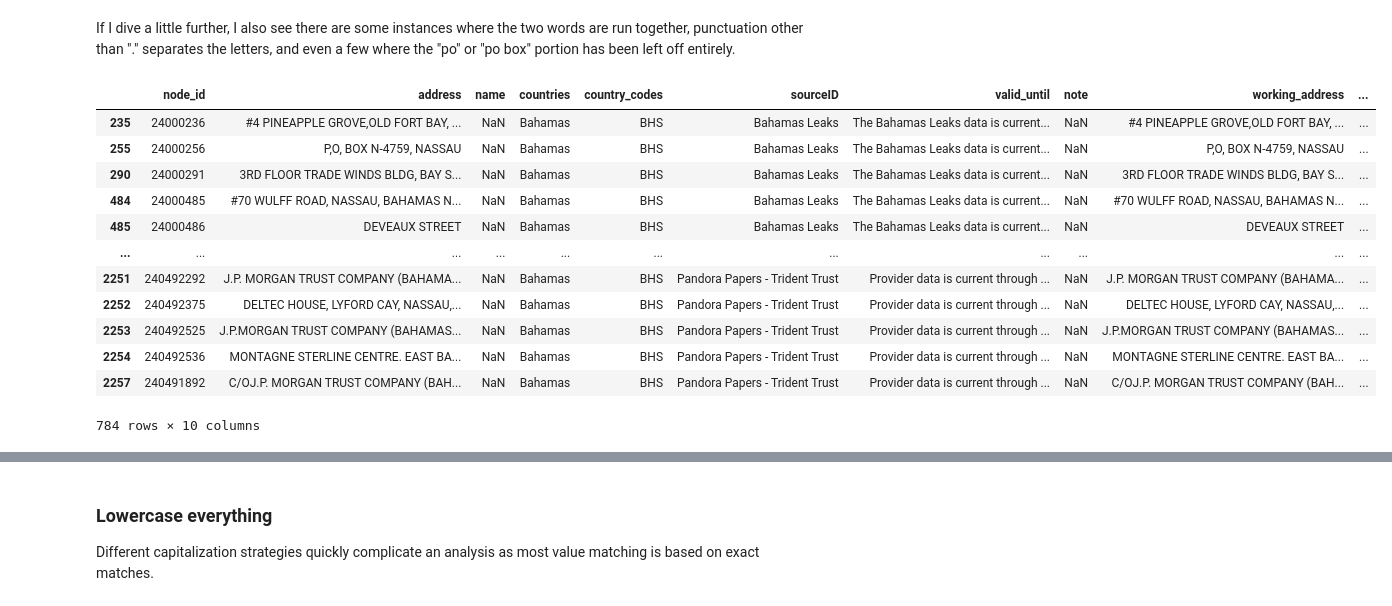
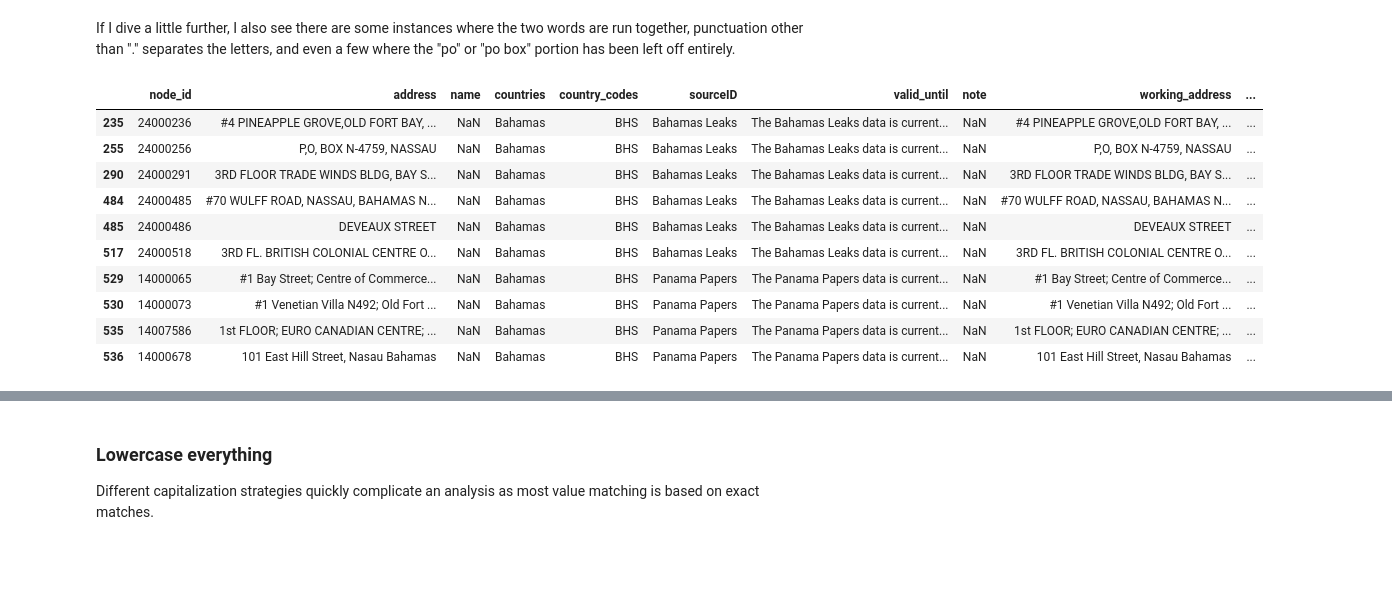
Before and after one commit to julielinx/icij_investigation, a Jupyter notebook: address_parsing/02_icijAddress_frequencies.ipynb, the cells around one changed output, grey strips where cells are left out. Cells and saved outputs as stored; diff of their text form; code cells hidden in the pictures; blank space fills up the shorter version.

```diff
--- a/address_parsing/02_icijAddress_frequencies.ipynb
+++ b/address_parsing/02_icijAddress_frequencies.ipynb
@@ -162,18 +150,16 @@ df[df['working_address'].str.lower().str.contains('p\.?o\.?b', regex=True)].tail
 # %% [markdown]
 If I dive a little further, I also see there are some instances where the two words are run together, punctuation other than "." separates the letters, and even a few where the "po" or "po box" portion has been left off entirely.
 # %%
-df[~df['working_address'].str.lower().str.contains('p\.?o\.?', regex=True)]
+df[~df['working_address'].str.lower().str.contains('p\.?o\.?', regex=True)].head(10)
 # %% [output]
 |  | node_id | address | name | countries | country_codes | sourceID | valid_until | note | working_address | ... |
 | 235 | 24000236 | #4 PINEAPPLE GROVE,OLD FORT BAY, ... | NaN | Bahamas | BHS | Bahamas Leaks | The Bahamas Leaks data is current... | NaN | #4 PINEAPPLE GROVE,OLD FORT BAY, ... | ... |
 | 255 | 24000256 | P,O, BOX N-4759, NASSAU | NaN | Bahamas | BHS | Bahamas Leaks | The Bahamas Leaks data is current... | NaN | P,O, BOX N-4759, NASSAU | ... |
 | 290 | 24000291 | 3RD FLOOR TRADE WINDS BLDG, BAY S... | NaN | Bahamas | BHS | Bahamas Leaks | The Bahamas Leaks data is current... | NaN | 3RD FLOOR TRADE WINDS BLDG, BAY S... | ... |
 | 484 | 24000485 | #70 WULFF ROAD, NASSAU, BAHAMAS N... | NaN | Bahamas | BHS | Bahamas Leaks | The Bahamas Leaks data is current... | NaN | #70 WULFF ROAD, NASSAU, BAHAMAS N... | ... |
 | 485 | 24000486 | DEVEAUX STREET | NaN | Bahamas | BHS | Bahamas Leaks | The Bahamas Leaks data is current... | NaN | DEVEAUX STREET | ... |
-| ... | ... | ... | ... | ... | ... | ... | ... | ... | ... | ... |
-| 2251 | 240492292 | J.P. MORGAN TRUST COMPANY (BAHAMA... | NaN | Bahamas | BHS | Pandora Papers - Trident Trust | Provider data is current through ... | NaN | J.P. MORGAN TRUST COMPANY (BAHAMA... | ... |
-| 2252 | 240492375 | DELTEC HOUSE, LYFORD CAY, NASSAU,... | NaN | Bahamas | BHS | Pandora Papers - Trident Trust | Provider data is current through ... | NaN | DELTEC HOUSE, LYFORD CAY, NASSAU,... | ... |
-| 2253 | 240492525 | J.P.MORGAN TRUST COMPANY (BAHAMAS... | NaN | Bahamas | BHS | Pandora Papers - Trident Trust | Provider data is current through ... | NaN | J.P.MORGAN TRUST COMPANY (BAHAMAS... | ... |
-| 2254 | 240492536 | MONTAGNE STERLINE CENTRE. EAST BA... | NaN | Bahamas | BHS | Pandora Papers - Trident Trust | Provider data is current through ... | NaN | MONTAGNE STERLINE CENTRE. EAST BA... | ... |
-| 2257 | 240491892 | C/OJ.P. MORGAN TRUST COMPANY (BAH... | NaN | Bahamas | BHS | Pandora Papers - Trident Trust | Provider data is current through ... | NaN | C/OJ.P. MORGAN TRUST COMPANY (BAH... | ... |
+| 517 | 24000518 | 3RD FL. BRITISH COLONIAL CENTRE O... | NaN | Bahamas | BHS | Bahamas Leaks | The Bahamas Leaks data is current... | NaN | 3RD FL. BRITISH COLONIAL CENTRE O... | ... |
+| 529 | 14000065 | #1 Bay Street; Centre of Commerce... | NaN | Bahamas | BHS | Panama Papers | The Panama Papers data is current... | NaN | #1 Bay Street; Centre of Commerce... | ... |
+| 530 | 14000073 | #1 Venetian Villa N492; Old Fort ... | NaN | Bahamas | BHS | Panama Papers | The Panama Papers data is current... | NaN | #1 Venetian Villa N492; Old Fort ... | ... |
+| 535 | 14007586 | 1st FLOOR; EURO CANADIAN CENTRE; ... | NaN | Bahamas | BHS | Panama Papers | The Panama Papers data is current... | NaN | 1st FLOOR; EURO CANADIAN CENTRE; ... | ... |
+| 536 | 14000678 | 101 East Hill Street, Nasau Bahamas | NaN | Bahamas | BHS | Panama Papers | The Panama Papers data is current... | NaN | 101 East Hill Street, Nasau Bahamas | ... |
-784 rows × 10 columns
```
Also changed, not shown: parts of 17 cells of this notebook, 2 other files.
